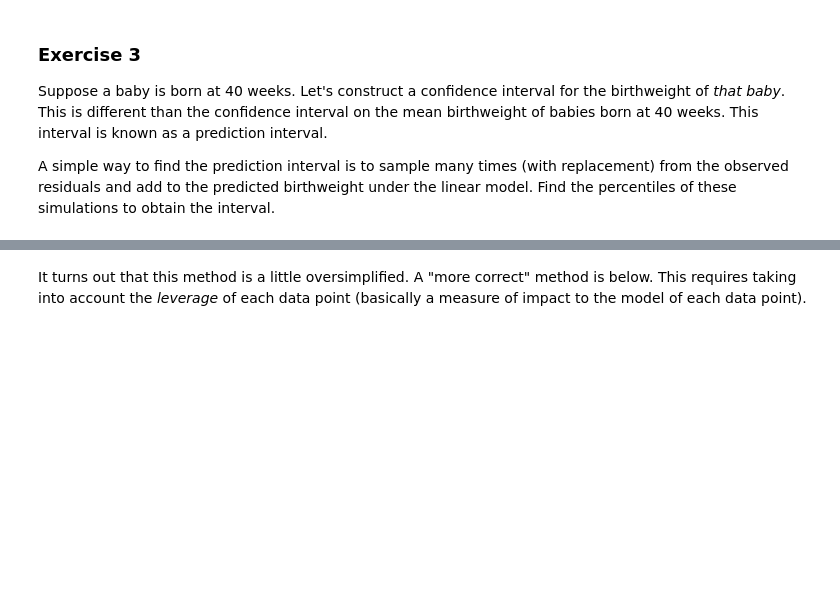
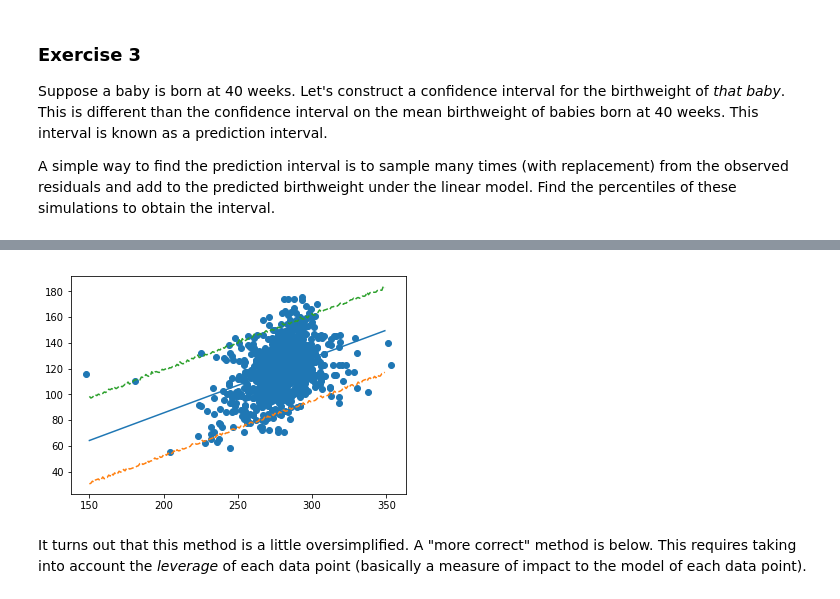
Before and after one commit to hanzhang35/ZhangMath377, a Jupyter notebook: HW Check 6/Lesson 35.ipynb, the cells around one changed output, grey strips where cells are left out. Saved outputs shown, nothing was run; the diff lists cells and outputs as text; code cells hidden in the pictures; blank space fills up the shorter version.

```diff
--- a/HW Check 6/Lesson 35.ipynb
+++ b/HW Check 6/Lesson 35.ipynb
@@ -102,3 +122,22 @@ Ellipsis
+# %%
+lower=[]
+upper=[]
+preds=[]
+ages=np.arange(150,350,1)
+for age in ages:
+    pred=intercept+slope*age
+    pisample=pred+np.random.choice(residuals,size=5000,replace=True)
+    lower=np.append(lower,percentile(2.5,pisample))
+    upper=np.append(upper,percentile(97.5,pisample))
+    preds=np.append(preds,pred)
+# %%
+plt.scatter(baby.column(1),baby.column(0))
+plt.plot(ages,preds)
+plt.plot(ages,lower,linestyle="dashed")
+plt.plot(ages,upper,linestyle="dashed")
+plt.show()
+# %% [output]
+[figure, added]
 # %% [markdown]
 It turns out that this method is a little oversimplified. A "more correct" method is below. This requires taking into account the *leverage* of each data point (basically a measure of impact to the model of each data point).
 # %%
```
Also changed, not shown: parts of 11 cells of this notebook, 1 other file.
